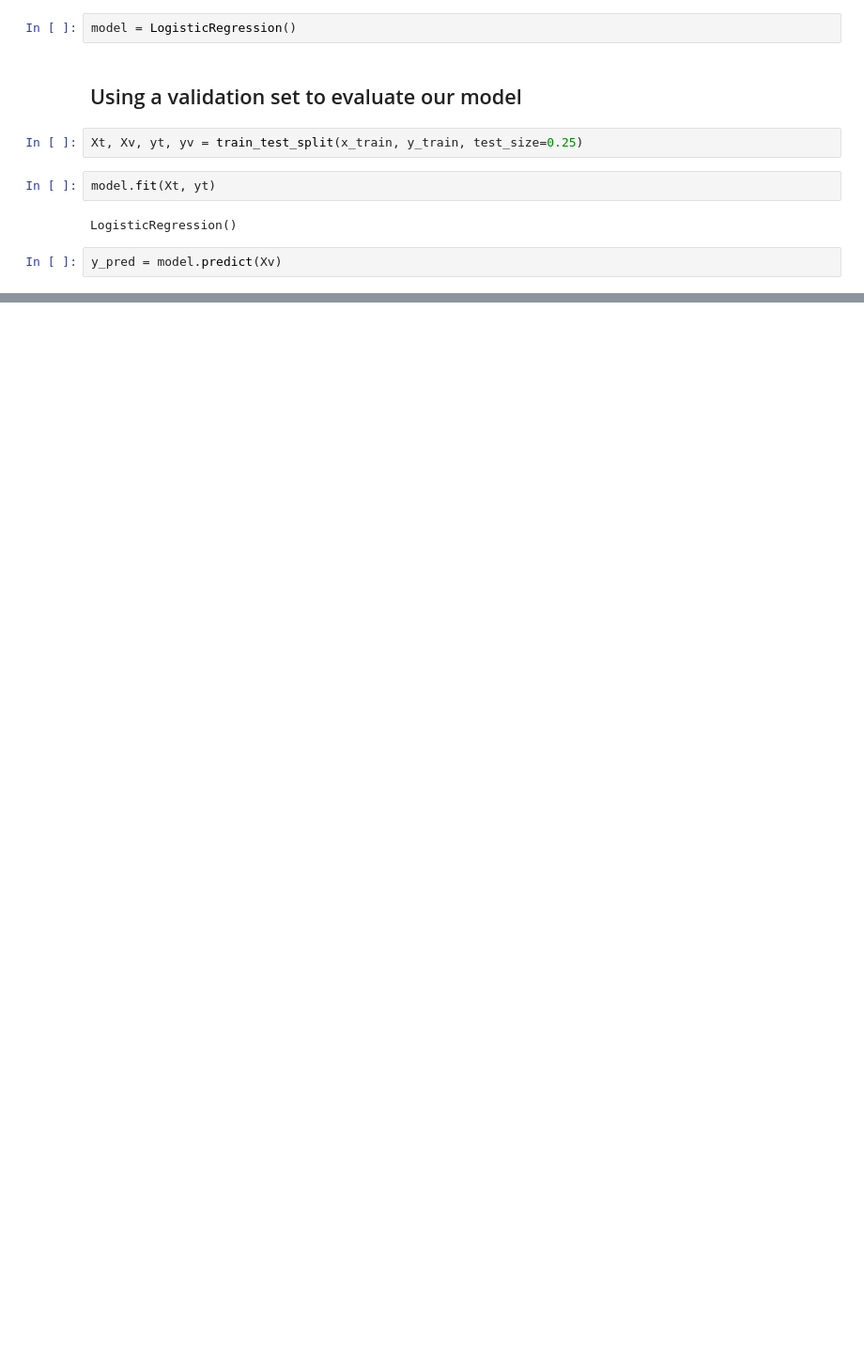
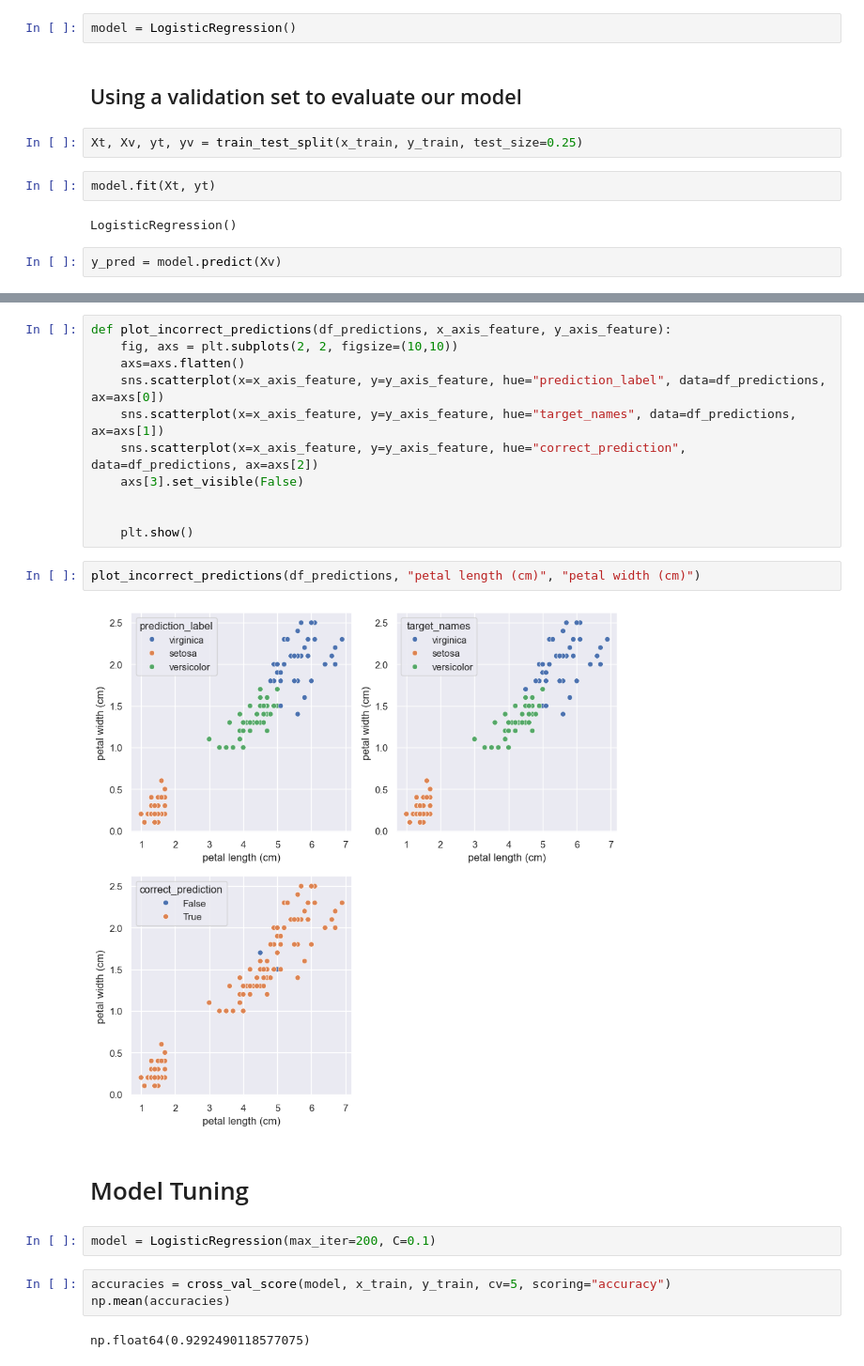
Before and after one commit to HoangMinh-03/ml-iris-classifier, a Jupyter notebook: iris_classification.ipynb, the cells around one changed output, grey strips where cells are left out. Shown at 94% size. Drawn from its saved outputs; the diff is of its cells as text; blank space fills up the shorter version.

```diff
--- a/iris_classification.ipynb
+++ b/iris_classification.ipynb
@@ -240,0 +291,24 @@ model.score(Xv, yv)
+# %%
+def plot_incorrect_predictions(df_predictions, x_axis_feature, y_axis_feature):
+    fig, axs = plt.subplots(2, 2, figsize=(10,10))
+    axs=axs.flatten()
+    sns.scatterplot(x=x_axis_feature, y=y_axis_feature, hue="prediction_label", data=df_predictions, ax=axs[0])
+    sns.scatterplot(x=x_axis_feature, y=y_axis_feature, hue="target_names", data=df_predictions, ax=axs[1])
+    sns.scatterplot(x=x_axis_feature, y=y_axis_feature, hue="correct_prediction", data=df_predictions, ax=axs[2])
+    axs[3].set_visible(False)
+
+
+    plt.show()
+# %%
+plot_incorrect_predictions(df_predictions, "petal length (cm)", "petal width (cm)")
+# %% [output]
+[figure, added]
+# %% [markdown]
+# Model Tuning
+# %%
+model = LogisticRegression(max_iter=200, C=0.1)
+# %%
+accuracies = cross_val_score(model, x_train, y_train, cv=5, scoring="accuracy")
+np.mean(accuracies)
+# %% [output]
+np.float64(0.9292490118577075)
```
Also changed, not shown: parts of 30 cells of this notebook.
